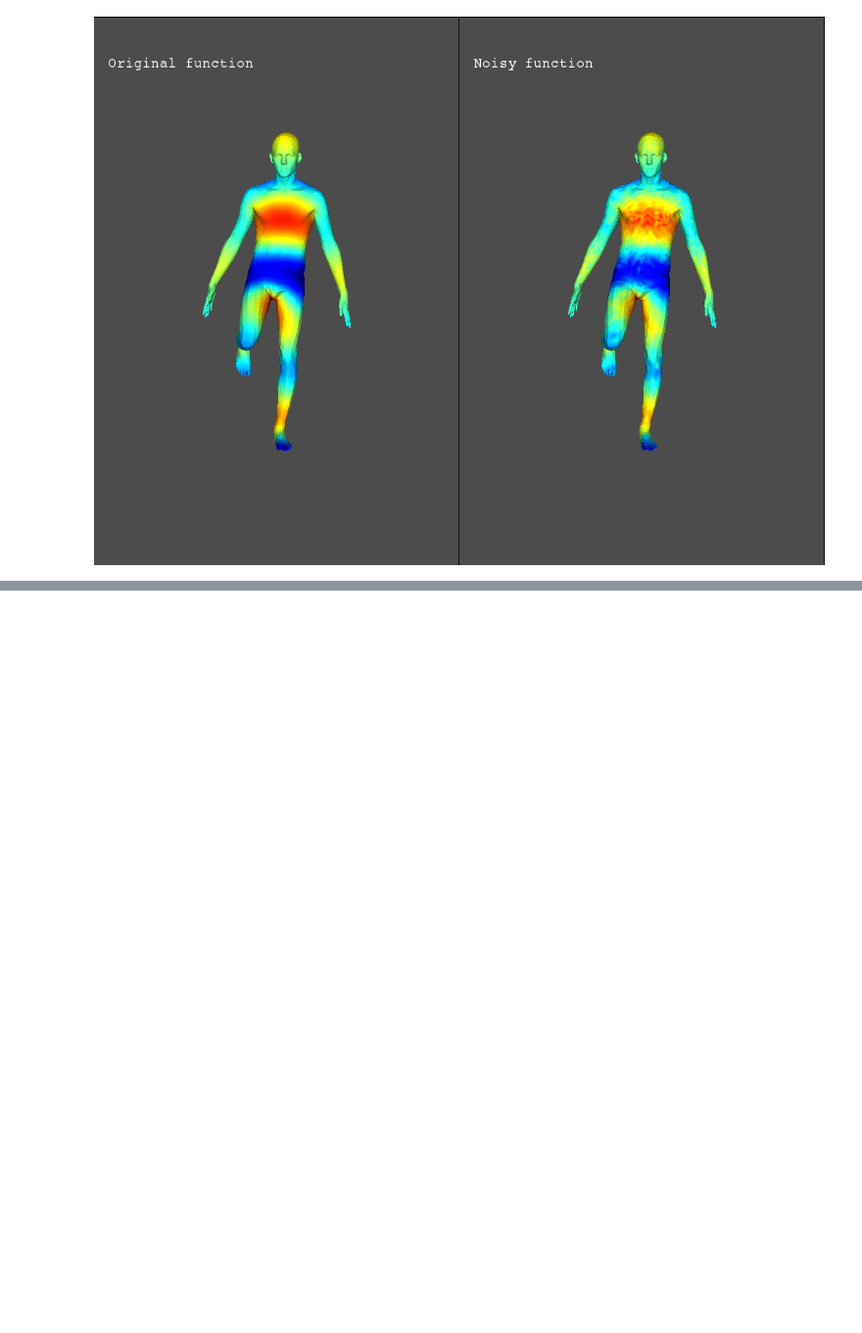
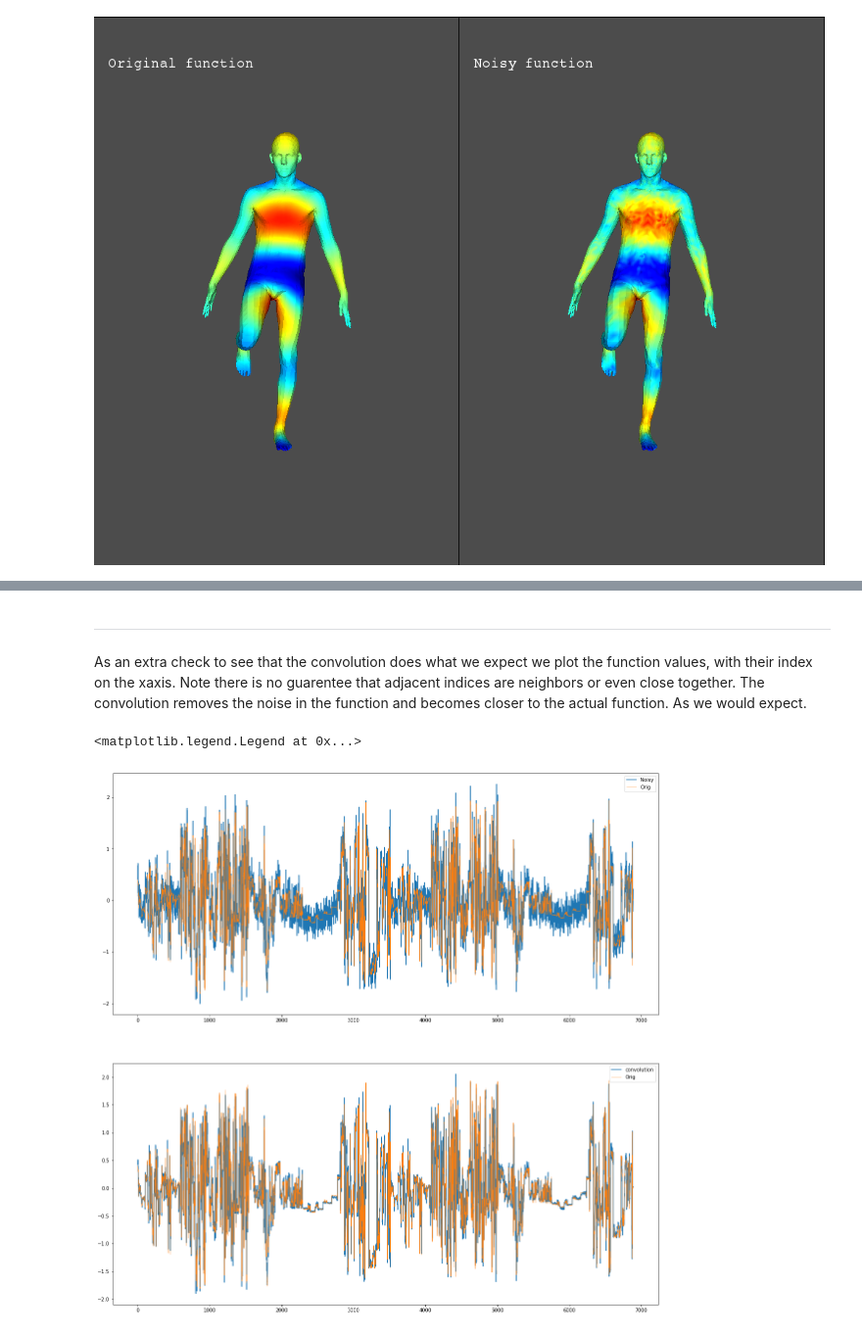
Before and after one commit to mxmvo/GeometricDeepLearning, a Jupyter notebook: examples/Geodesic Convolution.ipynb, the cells around one changed output, grey strips where cells are left out. Shown at 98% size. Drawn from its saved outputs; the diff is of its cells as text; code cells hidden in the pictures; blank space fills up the shorter version.

```diff
--- a/examples/Geodesic Convolution.ipynb
+++ b/examples/Geodesic Convolution.ipynb
@@ -440,0 +424,16 @@ plotter.show()
+# %% [markdown]
+---
+
+As an extra check to see that the convolution does what we expect we plot the function values, with their index on the xaxis. Note there is no guarentee that adjacent indices are neighbors or even close together. The convolution removes the noise in the function and becomes closer to the actual function. As we would expect.
+# %%
+fig, ax = plt.subplots(2, figsize = (20,20))
+ax[0].plot(laplace_func, label = 'Noisy')
+ax[0].plot(laplace_func_orig, label = 'Orig', linewidth = .5)
+ax[0].legend()
+
+ax[1].plot(f_conv, label = 'convolution')
+ax[1].plot(laplace_func_orig, label = 'Orig', linewidth = .5)
+ax[1].legend()
+# %% [output]
+<matplotlib.legend.Legend at 0x...>
+[figure, added]
```
Also changed, not shown: parts of 36 cells of this notebook, 2 other files.
